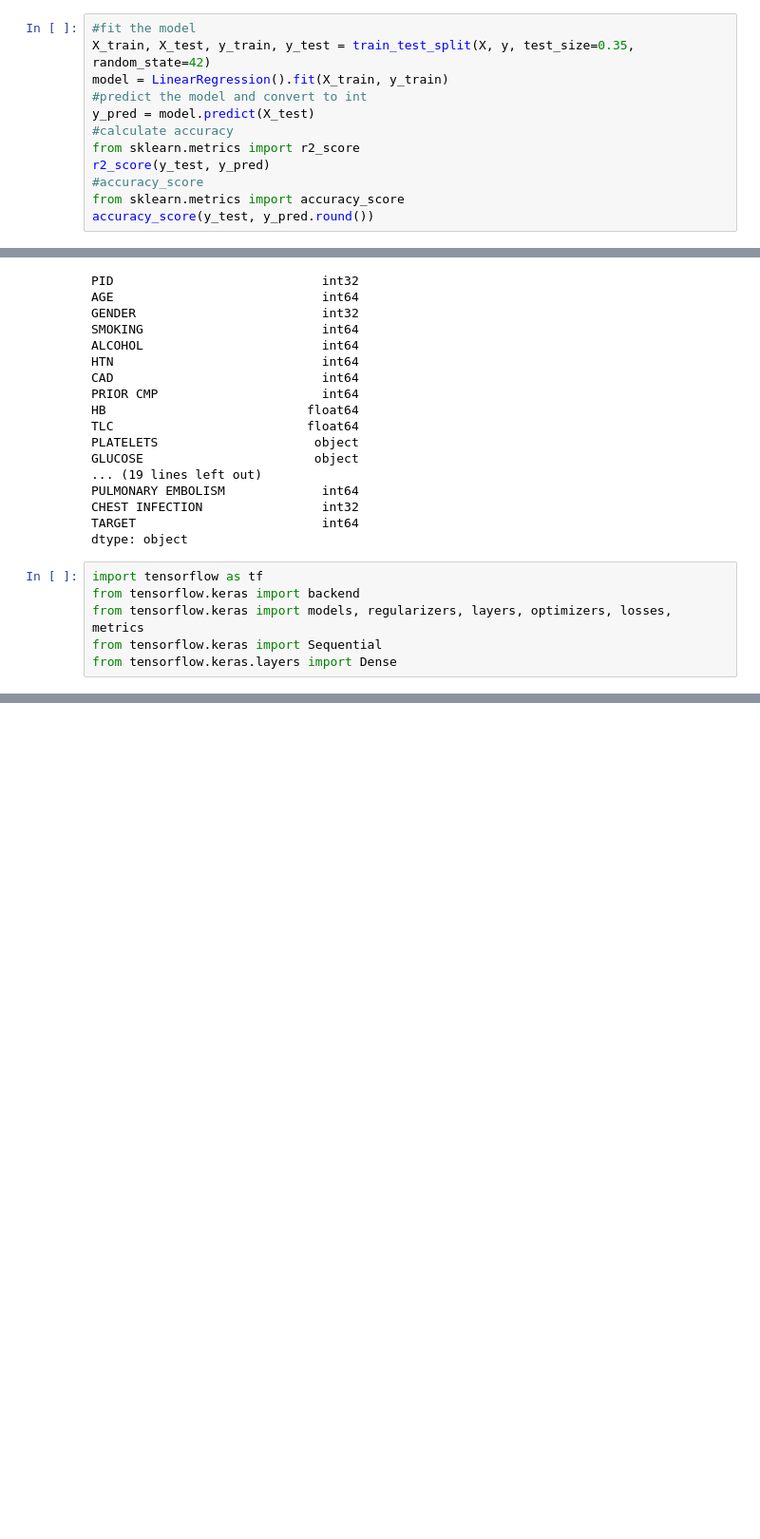
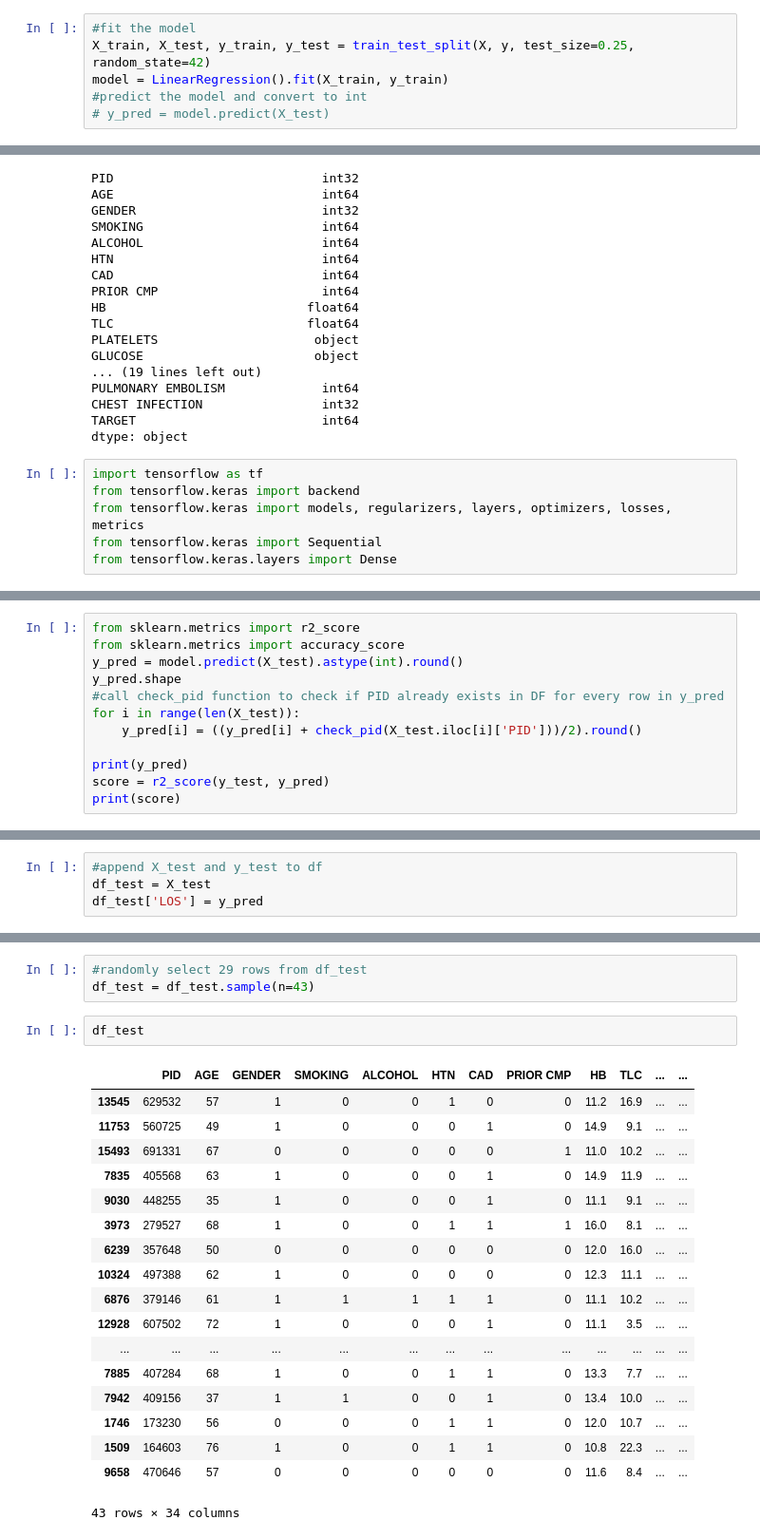
Before and after one commit to SubhavBatra/Sarvogya, a Jupyter notebook: main_purjaysin.ipynb, the cells around one changed output, grey strips where cells are left out. Shown at 95% size. Cells and saved outputs as stored; diff of their text form; blank space fills up the shorter version.

```diff
--- a/main_purjaysin.ipynb
+++ b/main_purjaysin.ipynb
@@ -112,13 +105,7 @@ X = df.drop(['TARGET','PID'], axis=1)
 y = df['TARGET']
 # %%
 #fit the model
-X_train, X_test, y_train, y_test = train_test_split(X, y, test_size=0.35, random_state=42)
+X_train, X_test, y_train, y_test = train_test_split(X, y, test_size=0.25, random_state=42)
 model = LinearRegression().fit(X_train, y_train)
 #predict the model and convert to int
-y_pred = model.predict(X_test)
-#calculate accuracy
-from sklearn.metrics import r2_score
-r2_score(y_test, y_pred)
-#accuracy_score
-from sklearn.metrics import accuracy_score
-accuracy_score(y_test, y_pred.round())
+# y_pred = model.predict(X_test)
@@ -214,0 +169,12 @@ KeyboardInterrupt:
+# %%
+from sklearn.metrics import r2_score
+from sklearn.metrics import accuracy_score
+y_pred = model.predict(X_test).astype(int).round()
+y_pred.shape
+#call check_pid function to check if PID already exists in DF for every row in y_pred
+for i in range(len(X_test)):
+    y_pred[i] = ((y_pred[i] + check_pid(X_test.iloc[i]['PID']))/2).round()
+
+print(y_pred)
+score = r2_score(y_test, y_pred)
+print(score)
@@ -214,0 +191,4 @@ KeyboardInterrupt:
+# %%
+#append X_test and y_test to df
+df_test = X_test
+df_test['LOS'] = y_pred
@@ -214,0 +211,24 @@ KeyboardInterrupt:
+# %%
+#randomly select 29 rows from df_test
+df_test = df_test.sample(n=43)
+# %%
+df_test
+# %% [output]
+|  | PID | AGE | GENDER | SMOKING | ALCOHOL | HTN | CAD | PRIOR CMP | HB | TLC | ... | ... |
+| 13545 | 629532 | 57 | 1 | 0 | 0 | 1 | 0 | 0 | 11.2 | 16.9 | ... | ... |
+| 11753 | 560725 | 49 | 1 | 0 | 0 | 0 | 1 | 0 | 14.9 | 9.1 | ... | ... |
+| 15493 | 691331 | 67 | 0 | 0 | 0 | 0 | 0 | 1 | 11.0 | 10.2 | ... | ... |
+| 7835 | 405568 | 63 | 1 | 0 | 0 | 0 | 1 | 0 | 14.9 | 11.9 | ... | ... |
+| 9030 | 448255 | 35 | 1 | 0 | 0 | 0 | 1 | 0 | 11.1 | 9.1 | ... | ... |
+| 3973 | 279527 | 68 | 1 | 0 | 0 | 1 | 1 | 1 | 16.0 | 8.1 | ... | ... |
+| 6239 | 357648 | 50 | 0 | 0 | 0 | 0 | 0 | 0 | 12.0 | 16.0 | ... | ... |
+| 10324 | 497388 | 62 | 1 | 0 | 0 | 0 | 0 | 0 | 12.3 | 11.1 | ... | ... |
+| 6876 | 379146 | 61 | 1 | 1 | 1 | 1 | 1 | 0 | 11.1 | 10.2 | ... | ... |
+| 12928 | 607502 | 72 | 1 | 0 | 0 | 0 | 1 | 0 | 11.1 | 3.5 | ... | ... |
+| ... | ... | ... | ... | ... | ... | ... | ... | ... | ... | ... | ... | ... |
+| 7885 | 407284 | 68 | 1 | 0 | 0 | 1 | 1 | 0 | 13.3 | 7.7 | ... | ... |
+| 7942 | 409156 | 37 | 1 | 1 | 0 | 0 | 1 | 0 | 13.4 | 10.0 | ... | ... |
+| 1746 | 173230 | 56 | 0 | 0 | 0 | 1 | 1 | 0 | 12.0 | 10.7 | ... | ... |
+| 1509 | 164603 | 76 | 1 | 0 | 0 | 1 | 1 | 0 | 10.8 | 22.3 | ... | ... |
+| 9658 | 470646 | 57 | 0 | 0 | 0 | 0 | 0 | 0 | 11.6 | 8.4 | ... | ... |
+43 rows × 34 columns
```
Also changed, not shown: parts of 18 cells of this notebook, 2 other files.
